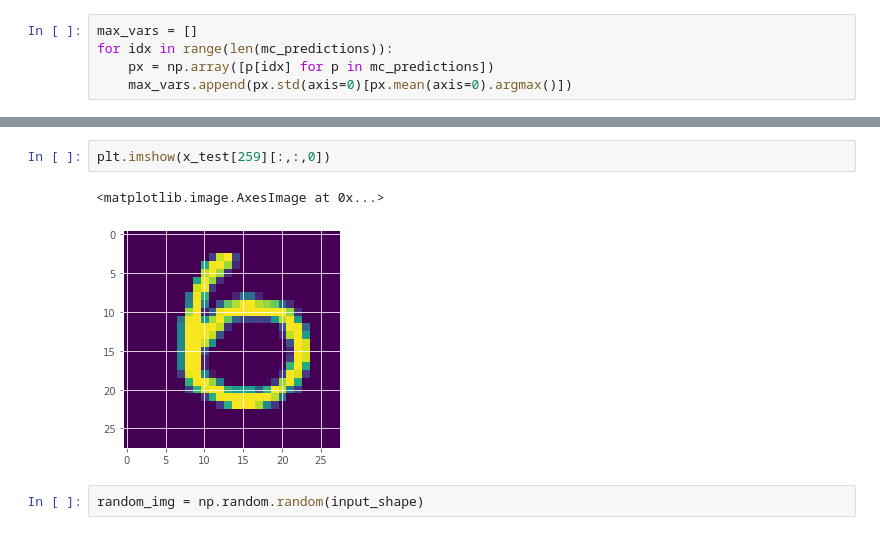
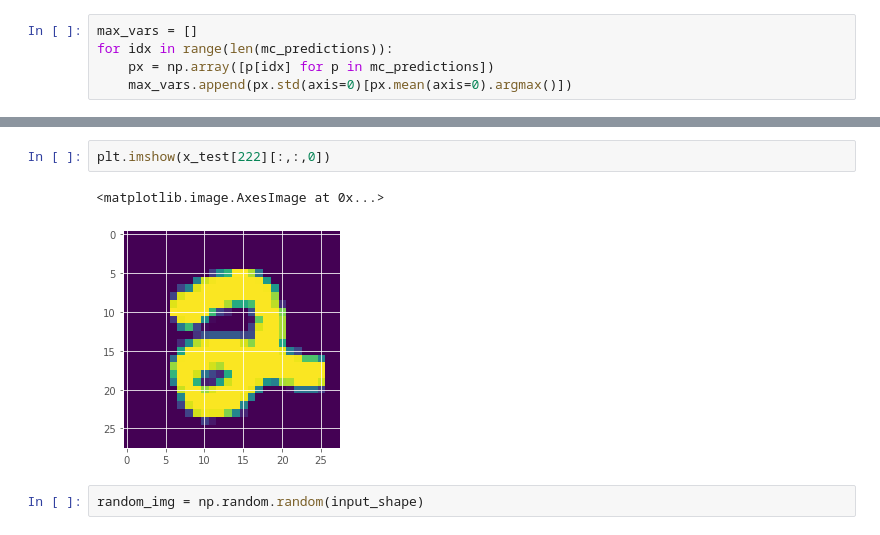
Before and after one commit to tylerlum/deep_learning_monte_carlo_dropout, a Jupyter notebook: mc_dropout_mnist.ipynb, the cells around one changed output, grey strips where cells are left out. Cells and saved outputs as stored; diff of their text form.

```diff
--- a/mc_dropout_mnist.ipynb
+++ b/mc_dropout_mnist.ipynb
@@ -269,8 +265,8 @@ array([ 48, 390, 311, 222, 405,  95, 462, 353, 461, 186])
 # %%
-plt.imshow(x_test[259][:,:,0])
+plt.imshow(x_test[222][:,:,0])
 # %% [output]
 <matplotlib.image.AxesImage at 0x...>
-[figure, old version]
+[figure, new version]
 # %%
 random_img = np.random.random(input_shape)
 # %%
```
Also changed, not shown: parts of 34 cells of this notebook.
